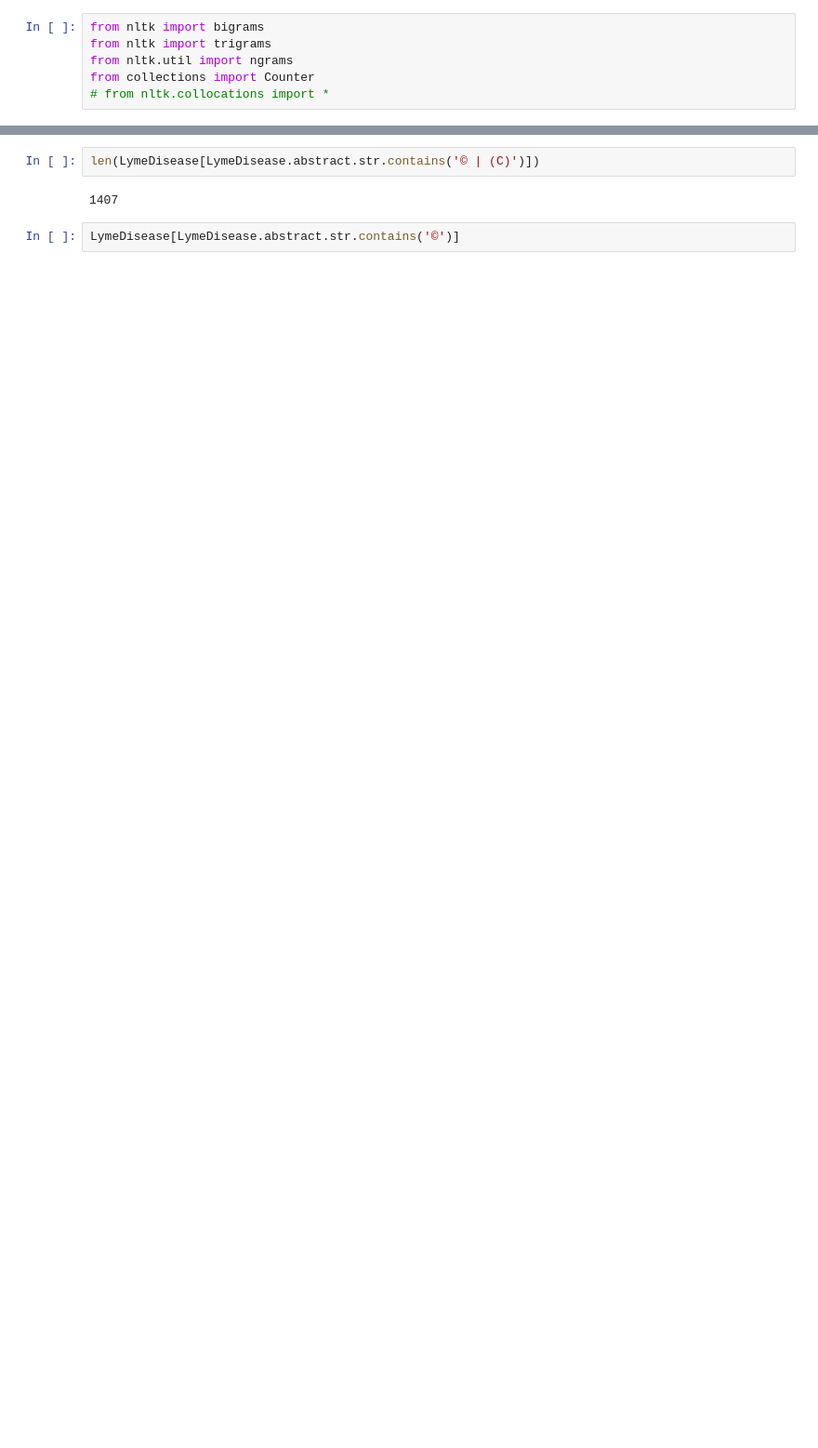
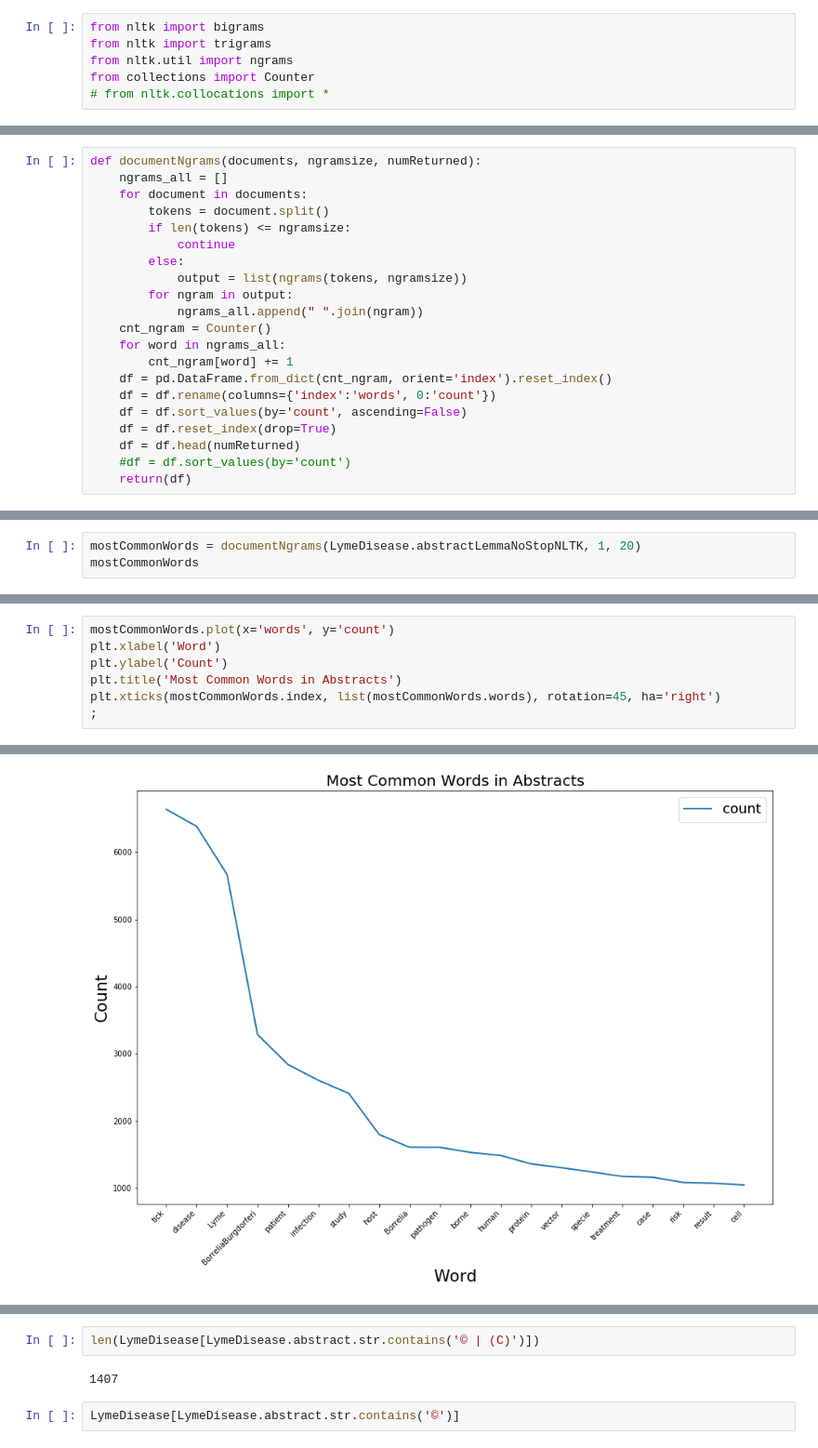
Before and after one commit to PlaybookData/Lyme-Disease-Framing-Analysis, a Jupyter notebook: DataAnalysis.ipynb, the cells around one changed output, grey strips where cells are left out. Shown at 93% size. Cells and saved outputs as stored; diff of their text form; blank space fills up the shorter version.

```diff
--- a/DataAnalysis.ipynb
+++ b/DataAnalysis.ipynb
@@ -919,0 +675,21 @@ plt.title('Length of Abstracts in PubMed Results');
+# %%
+def documentNgrams(documents, ngramsize, numReturned):
+    ngrams_all = []
+    for document in documents:
+        tokens = document.split()
+        if len(tokens) <= ngramsize:
+            continue
+        else:
+            output = list(ngrams(tokens, ngramsize))
+        for ngram in output:
+            ngrams_all.append(" ".join(ngram))
+    cnt_ngram = Counter()
+    for word in ngrams_all:
+        cnt_ngram[word] += 1
+    df = pd.DataFrame.from_dict(cnt_ngram, orient='index').reset_index()
+    df = df.rename(columns={'index':'words', 0:'count'})
+    df = df.sort_values(by='count', ascending=False)
+    df = df.reset_index(drop=True)
+    df = df.head(numReturned)
+    #df = df.sort_values(by='count')
+    return(df)
@@ -919,0 +707,3 @@ plt.title('Length of Abstracts in PubMed Results');
+# %%
+mostCommonWords = documentNgrams(LymeDisease.abstractLemmaNoStopNLTK, 1, 20)
+mostCommonWords
@@ -919,0 +814,8 @@ plt.title('Length of Abstracts in PubMed Results');
+# %%
+mostCommonWords.plot(x='words', y='count')
+plt.xlabel('Word')
+plt.ylabel('Count')
+plt.title('Most Common Words in Abstracts')
+plt.xticks(mostCommonWords.index, list(mostCommonWords.words), rotation=45, ha='right')
+;
+# %% [output]
@@ -919,0 +823 @@ plt.title('Length of Abstracts in PubMed Results');
+[figure, added]
```
Also changed, not shown: parts of 146 cells of this notebook, 2 other files.
